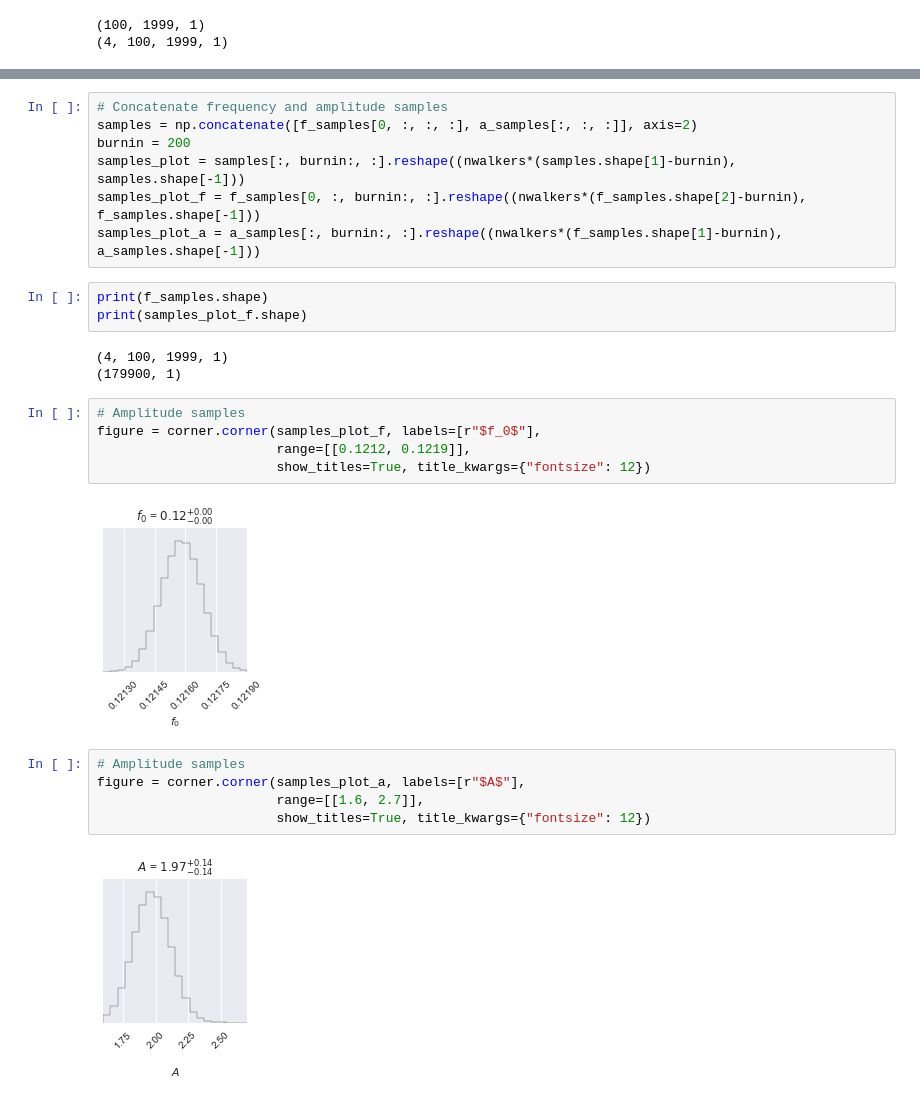
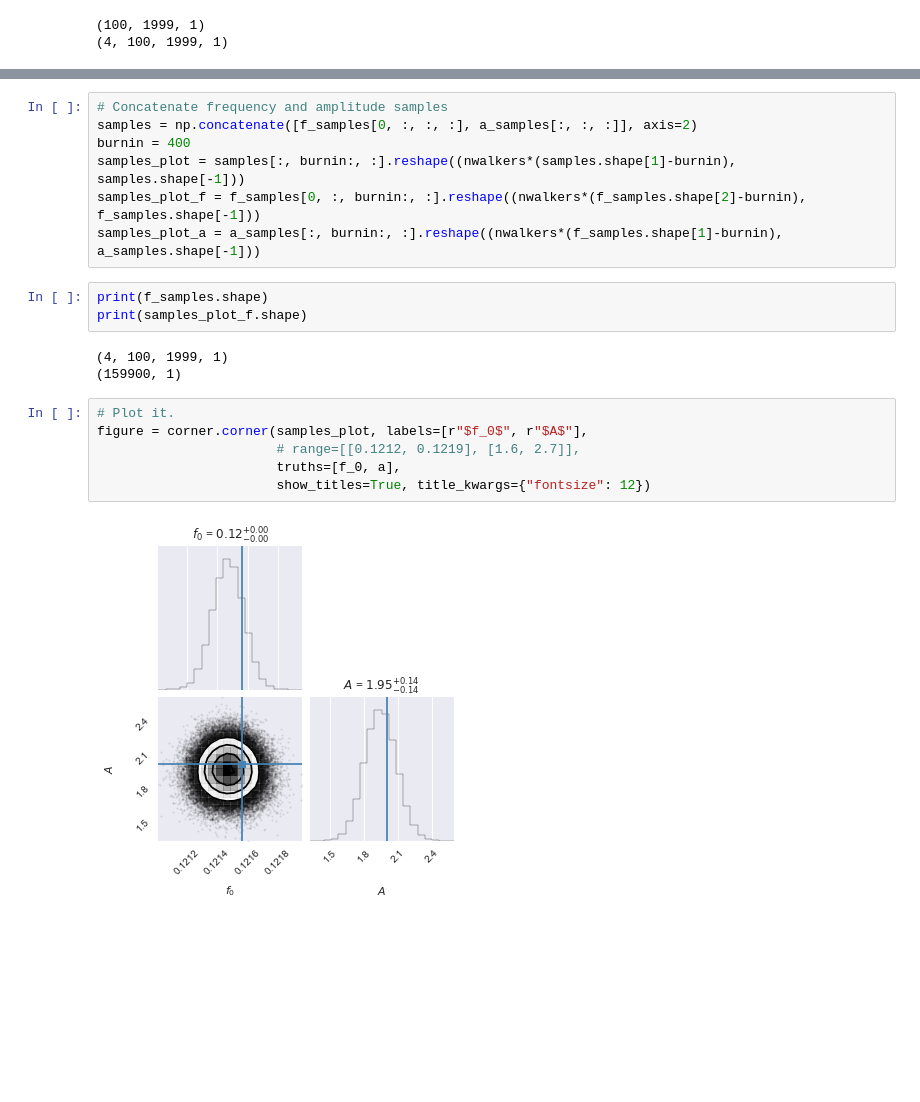
Before and after one commit to qbaghi/airing, a Jupyter notebook: notebooks/example_sine_wave.ipynb, the cells around one changed output, grey strips where cells are left out. Saved outputs shown, nothing was run; the diff lists cells and outputs as text; blank space fills up the shorter version.

```diff
--- a/notebooks/example_sine_wave.ipynb
+++ b/notebooks/example_sine_wave.ipynb
@@ -368,7 +368,7 @@ plt.show()
 # %%
 # Concatenate frequency and amplitude samples
 samples = np.concatenate([f_samples[0, :, :, :], a_samples[:, :, :]], axis=2)
-burnin = 200
+burnin = 400
 samples_plot = samples[:, burnin:, :].reshape((nwalkers*(samples.shape[1]-burnin), samples.shape[-1]))
 samples_plot_f = f_samples[0, :, burnin:, :].reshape((nwalkers*(f_samples.shape[2]-burnin), f_samples.shape[-1]))
 samples_plot_a = a_samples[:, burnin:, :].reshape((nwalkers*(f_samples.shape[1]-burnin), a_samples.shape[-1]))
@@ -377,18 +377,12 @@ print(f_samples.shape)
 print(samples_plot_f.shape)
 # %% [output]
 (4, 100, 1999, 1)
-(179900, 1)
+(159900, 1)
 # %%
-# Amplitude samples
-figure = corner.corner(samples_plot_f, labels=[r"$f_0$"],
-                       range=[[0.1212, 0.1219]],
+# Plot it.
+figure = corner.corner(samples_plot, labels=[r"$f_0$", r"$A$"],
+                       # range=[[0.1212, 0.1219], [1.6, 2.7]],
+                       truths=[f_0, a],
                        show_titles=True, title_kwargs={"fontsize": 12})
 # %% [output]
-[figure, old version]
+[figure, new version]
-# %%
-# Amplitude samples
-figure = corner.corner(samples_plot_a, labels=[r"$A$"],
-                       range=[[1.6, 2.7]],
-                       show_titles=True, title_kwargs={"fontsize": 12})
-# %% [output]
-[figure, removed]
```
Also changed, not shown: parts of 8 cells of this notebook.
